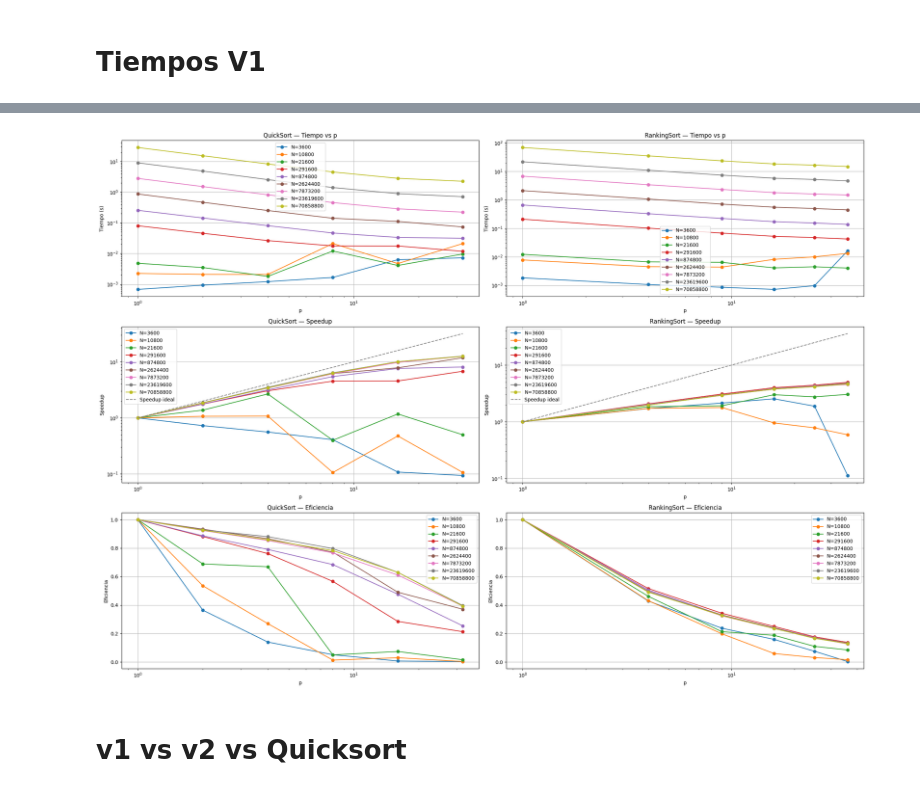
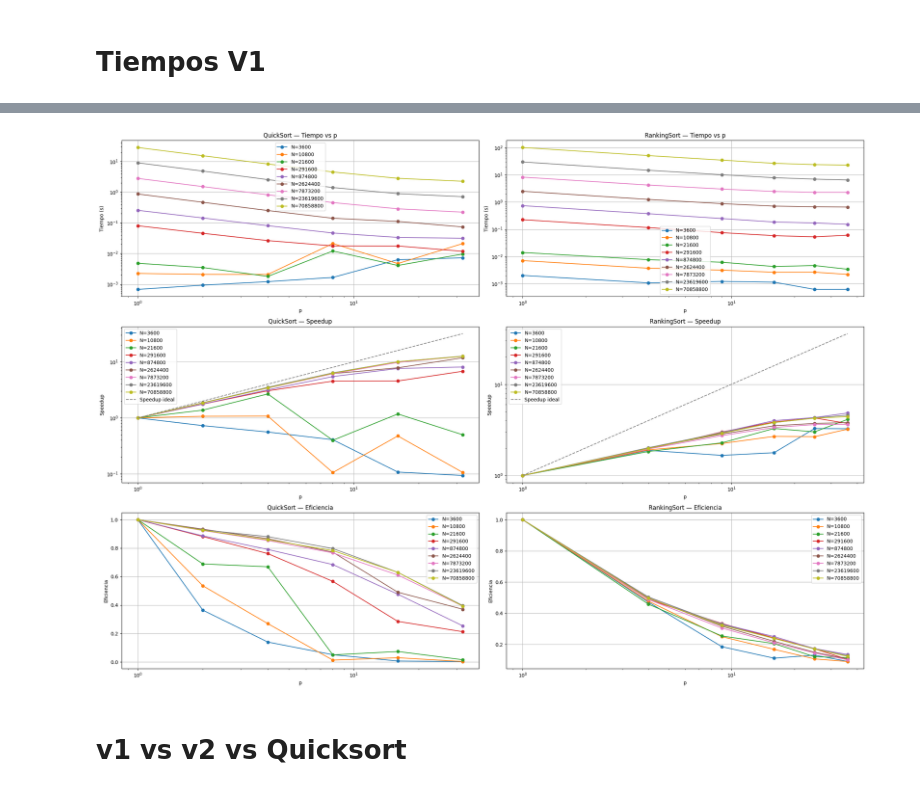
Before and after one commit to marcelino123455/ProyectoParalela, a Jupyter notebook: graficador.ipynb, the cells around one changed output, grey strips where cells are left out. Drawn from its saved outputs; the diff is of its cells as text; code cells hidden in the pictures.

```diff
--- a/graficador.ipynb
+++ b/graficador.ipynb
@@ -59,7 +59,7 @@ plt.show()
 # %% [markdown]
 # Tiempos V1
 # %%
-TIEMPOS_DIR = "./tiempos/v1"
+TIEMPOS_DIR = "./tiempos/v3"
 
 procesos = os.listdir(TIEMPOS_DIR)
 
@@ -159,7 +161,7 @@ df_grouped_qs = df_qs.groupby(['N','p'], as_index=False)[['Total']].sum()
 #   RANKING SORT DATA
 # ---------------------------------------------------
 
-TIEMPOS_DIR_RS = "./tiempos/v1"
+TIEMPOS_DIR_RS = "./tiempos/v3"
 procesos_rs = os.listdir(TIEMPOS_DIR_RS)
 
 all_data_rs = []
@@ -324,34 +326,34 @@ ax.set_ylabel("Eficiencia")
 ax.grid(True)
 ax.legend()
 
 # ========================================
 #   (3,2) — RankingSort EFICIENCIA
 # ========================================
 ax = axes[2, 1]
 
 for N, df_N in df_speed_rs.groupby("N"):
     if 1 not in df_N["p"].values:
         continue
 
     t1 = df_N.loc[df_N["p"] == 1, "Total"].values[0]
     df_N = df_N.copy()
     df_N["Speedup"] = t1 / df_N["Total"]
     df_N["Eficiencia"] = df_N["Speedup"] / df_N["p"]
 
     ax.plot(df_N["p"], df_N["Eficiencia"],
             marker="o", color=colors[N], label=f"N={N}")
 
 ax.set_xscale("log")
 ax.set_title("RankingSort — Eficiencia")
 ax.set_xlabel("p")
 ax.set_ylabel("Eficiencia")
 ax.grid(True)
 ax.legend()
 
 plt.tight_layout()
 plt.show()
 # %% [output]
-[figure, old version]
+[figure, new version]
 # %% [markdown]
 # v1 vs v2 vs Quicksort
 # %%
```
Also changed, not shown: parts of 14 cells of this notebook.
